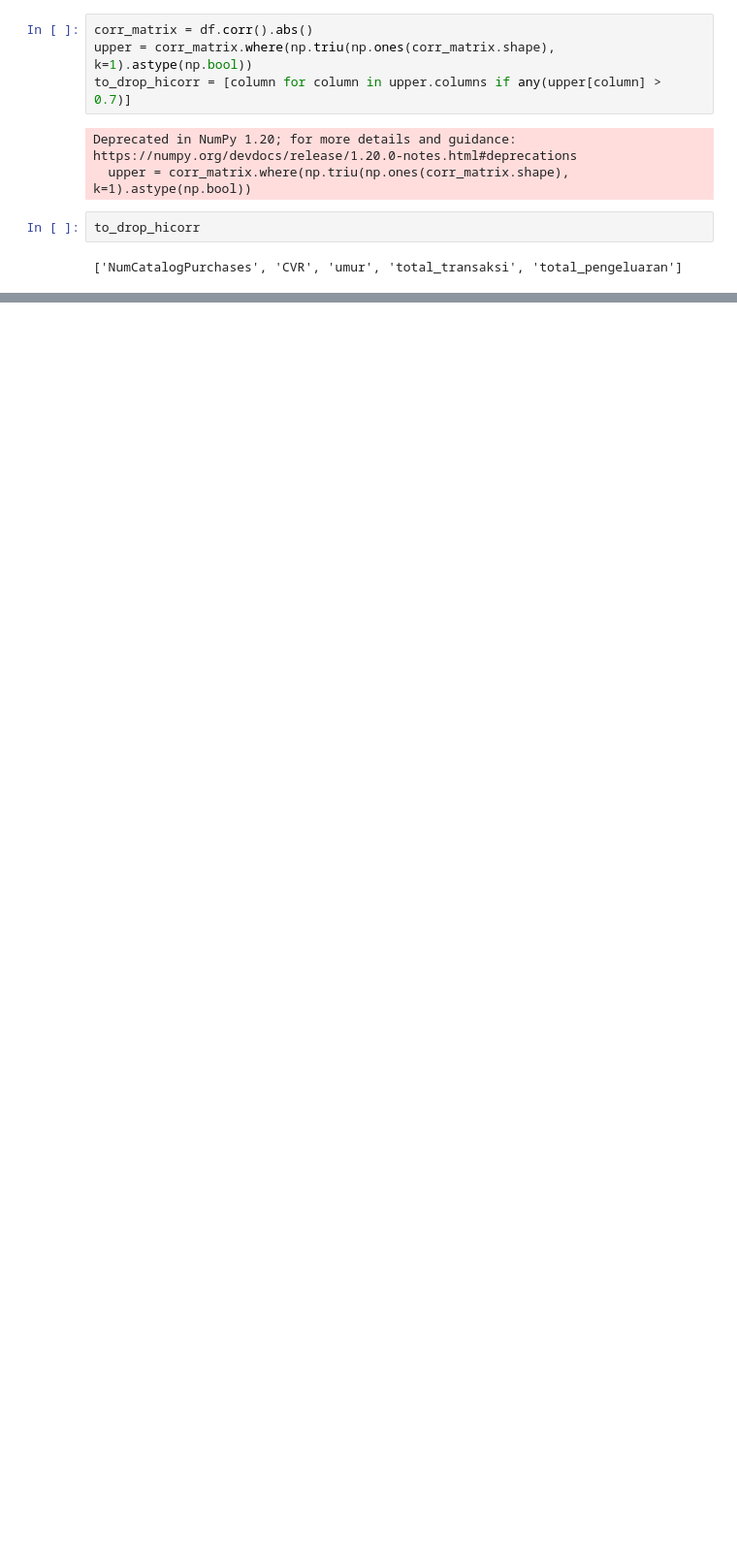
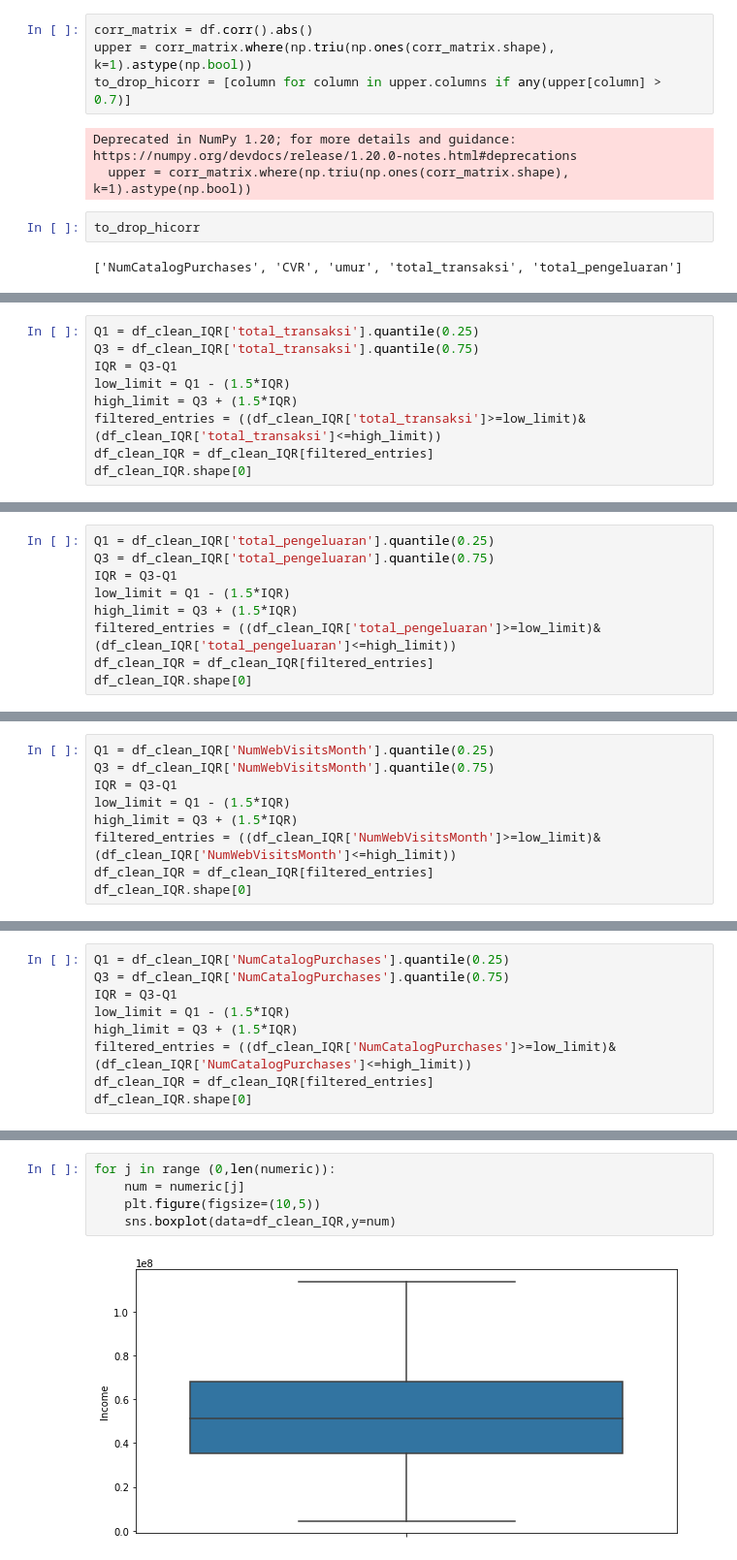
Before and after one commit to mhaniffajari/Predict-Customer-Personality-to-Boost-Marketing-Campaign-, a Jupyter notebook: Predict Customer Personality to Boost Marketing Campaign by Using Machine Learning/Predict Customer Personality to Boost Marketing Campaign by Using Machine Learning.ipynb, the cells around one changed output, grey strips where cells are left out. Shown at 97% size. Cells and saved outputs as stored; diff of their text form; blank space fills up the shorter version.

```diff
--- a/Predict Customer Personality to Boost Marketing Campaign by Using Machine Learning/Predict Customer Personality to Boost Marketing Campaign by Using Machine Learning.ipynb
+++ b/Predict Customer Personality to Boost Marketing Campaign by Using Machine Learning/Predict Customer Personality to Boost Marketing Campaign by Using Machine Learning.ipynb
@@ -321,0 +466,9 @@ to_drop_hicorr
+# %%
+Q1 = df_clean_IQR['total_transaksi'].quantile(0.25)
+Q3 = df_clean_IQR['total_transaksi'].quantile(0.75)
+IQR = Q3-Q1
+low_limit = Q1 - (1.5*IQR)
+high_limit = Q3 + (1.5*IQR)
+filtered_entries = ((df_clean_IQR['total_transaksi']>=low_limit)&(df_clean_IQR['total_transaksi']<=high_limit))
+df_clean_IQR = df_clean_IQR[filtered_entries]
+df_clean_IQR.shape[0]
@@ -321,0 +477,9 @@ to_drop_hicorr
+# %%
+Q1 = df_clean_IQR['total_pengeluaran'].quantile(0.25)
+Q3 = df_clean_IQR['total_pengeluaran'].quantile(0.75)
+IQR = Q3-Q1
+low_limit = Q1 - (1.5*IQR)
+high_limit = Q3 + (1.5*IQR)
+filtered_entries = ((df_clean_IQR['total_pengeluaran']>=low_limit)&(df_clean_IQR['total_pengeluaran']<=high_limit))
+df_clean_IQR = df_clean_IQR[filtered_entries]
+df_clean_IQR.shape[0]
@@ -321,0 +488,9 @@ to_drop_hicorr
+# %%
+Q1 = df_clean_IQR['NumWebVisitsMonth'].quantile(0.25)
+Q3 = df_clean_IQR['NumWebVisitsMonth'].quantile(0.75)
+IQR = Q3-Q1
+low_limit = Q1 - (1.5*IQR)
+high_limit = Q3 + (1.5*IQR)
+filtered_entries = ((df_clean_IQR['NumWebVisitsMonth']>=low_limit)&(df_clean_IQR['NumWebVisitsMonth']<=high_limit))
+df_clean_IQR = df_clean_IQR[filtered_entries]
+df_clean_IQR.shape[0]
@@ -321,0 +499,9 @@ to_drop_hicorr
+# %%
+Q1 = df_clean_IQR['NumCatalogPurchases'].quantile(0.25)
+Q3 = df_clean_IQR['NumCatalogPurchases'].quantile(0.75)
+IQR = Q3-Q1
+low_limit = Q1 - (1.5*IQR)
+high_limit = Q3 + (1.5*IQR)
+filtered_entries = ((df_clean_IQR['NumCatalogPurchases']>=low_limit)&(df_clean_IQR['NumCatalogPurchases']<=high_limit))
+df_clean_IQR = df_clean_IQR[filtered_entries]
+df_clean_IQR.shape[0]
@@ -321,0 +510,7 @@ to_drop_hicorr
+# %%
+for j in range (0,len(numeric)):
+    num = numeric[j]
+    plt.figure(figsize=(10,5))
+    sns.boxplot(data=df_clean_IQR,y=num)
+# %% [output]
+[figure, added]
```
Also changed, not shown: parts of 37 cells of this notebook.
